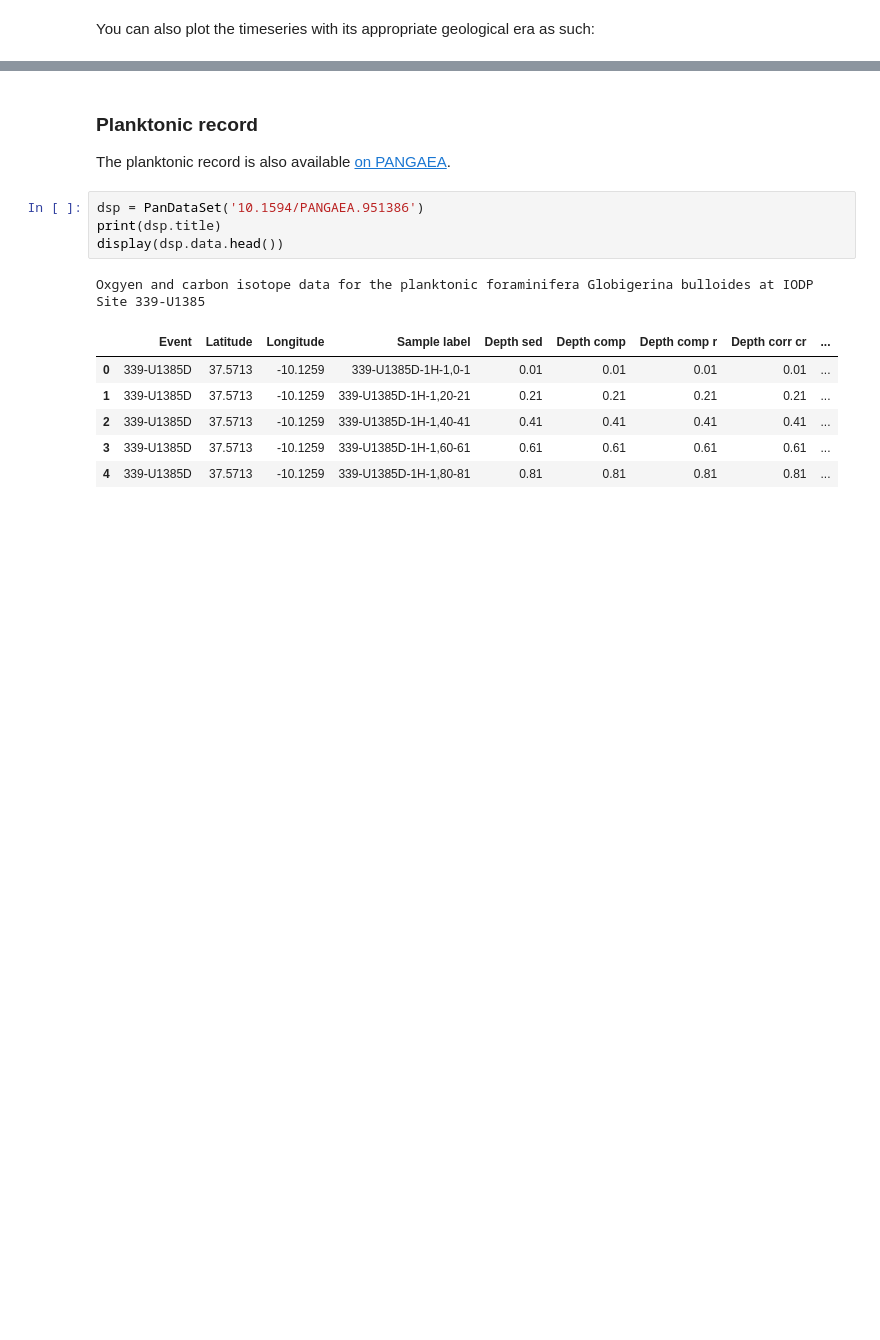
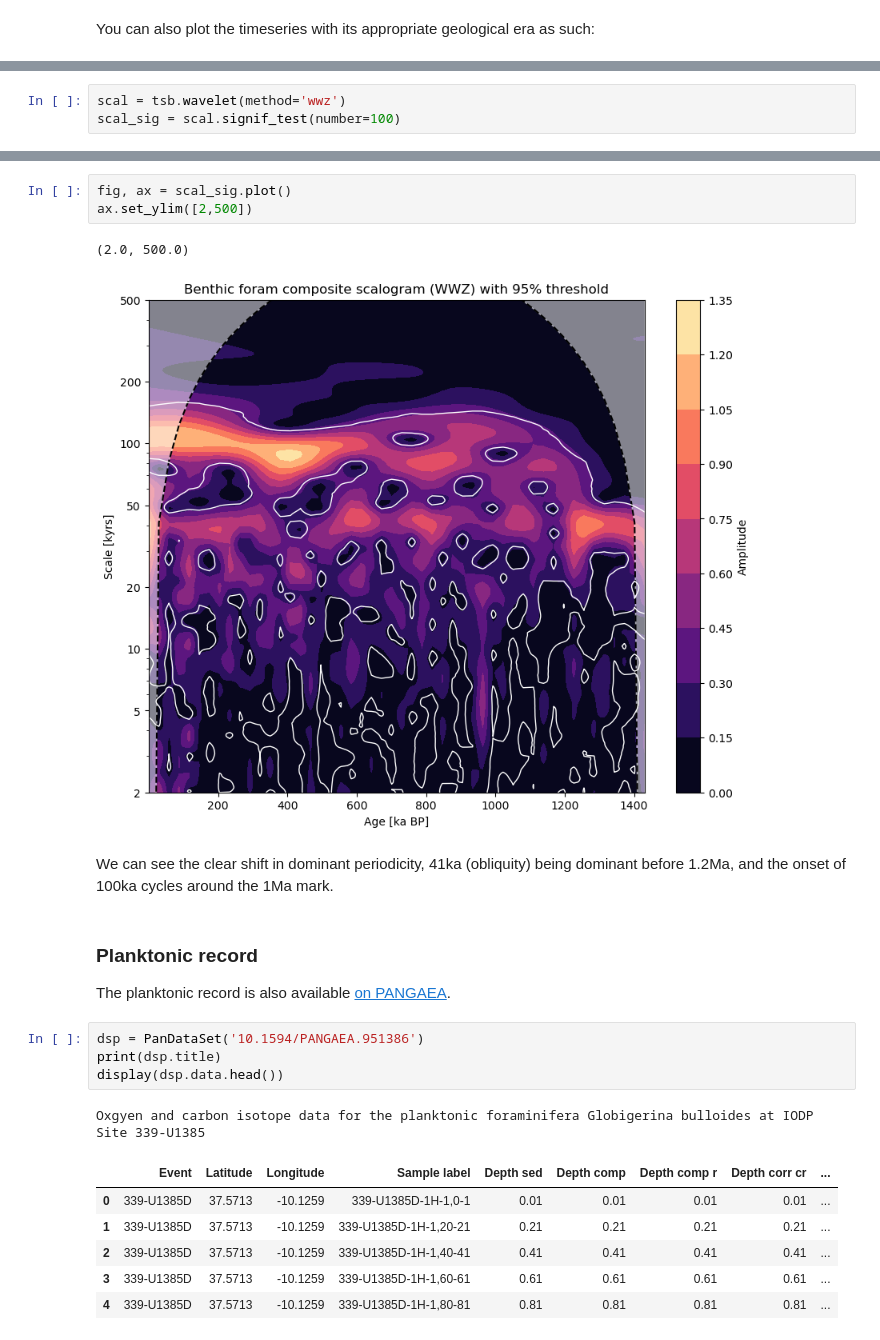
Before and after one commit to LinkedEarth/FreqFun, a Jupyter notebook: notebooks/04-IODP339-U1385.ipynb, the cells around one changed output, grey strips where cells are left out. Saved outputs shown, nothing was run; the diff lists cells and outputs as text; blank space fills up the shorter version.

Commit message:
Add MCV-obliquity relationship to notebook 4. Fix chapter nomenclature and readme

```diff
--- a/notebooks/04-IODP339-U1385.ipynb
+++ b/notebooks/04-IODP339-U1385.ipynb
@@ -137,0 +139,3 @@ converted to ka
+# %%
+scal = tsb.wavelet(method='wwz')
+scal_sig = scal.signif_test(number=100)
@@ -138,3 +159,11 @@ converted to ka
+# %%
+fig, ax = scal_sig.plot()
+ax.set_ylim([2,500])
+# %% [output]
+(2.0, 500.0)
+[figure, added]
+# %% [markdown]
+We can see the clear shift in dominant periodicity, 41ka (obliquity) being dominant before 1.2Ma, and the onset of 100ka cycles around the 1Ma mark.
 # %% [markdown]
 ### Planktonic record
 
```
Also changed, not shown: parts of 16 cells of this notebook, 4 other files.
